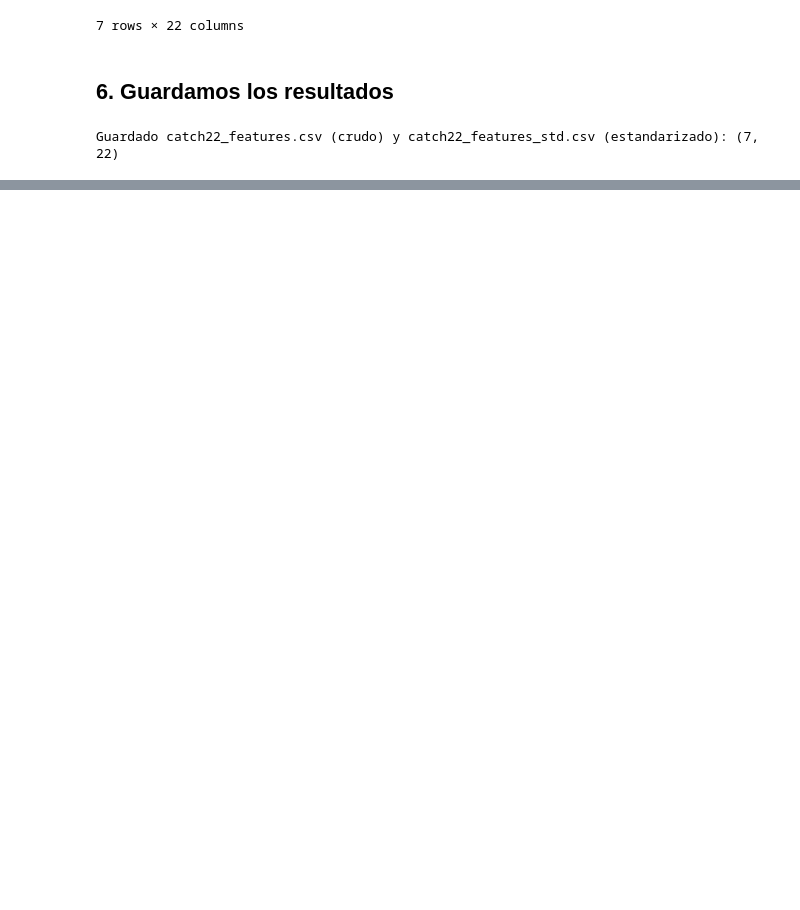
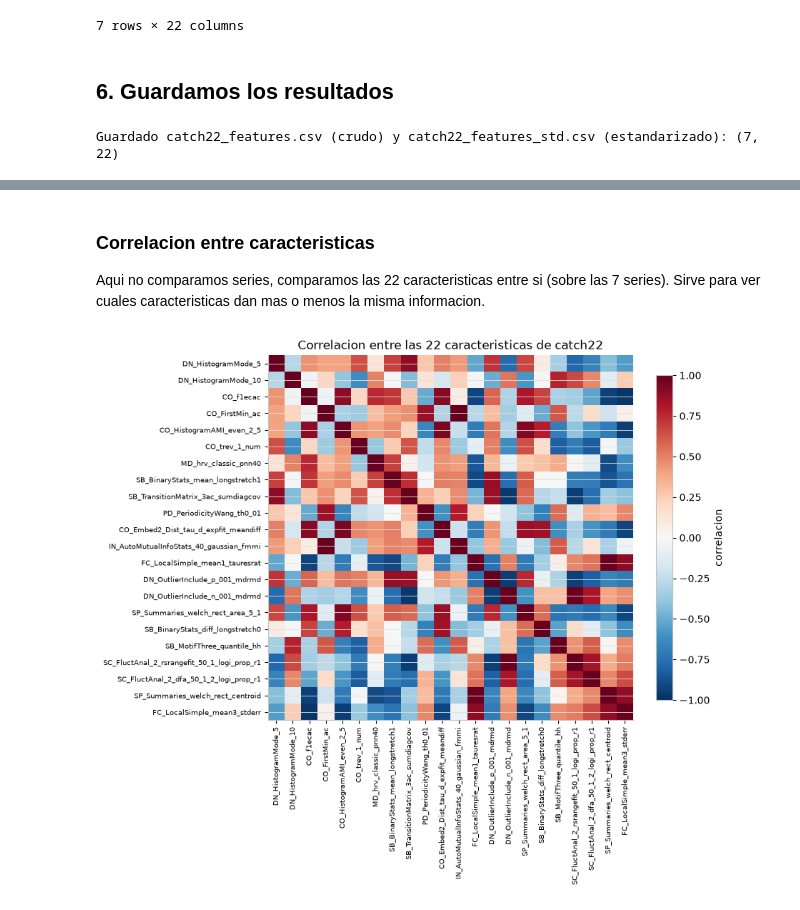
Before and after one commit to erickguerra2/LAB02-DATA, a Jupyter notebook: 02_catch22_extraccion.ipynb, the cells around one changed output, grey strips where cells are left out. Drawn from its saved outputs; the diff is of its cells as text; code cells hidden in the pictures; blank space fills up the shorter version.

```diff
--- a/02_catch22_extraccion.ipynb
+++ b/02_catch22_extraccion.ipynb
@@ -177,0 +239,18 @@ Con `catch22_features_std.csv` ya se puede seguir en `03_catch22_analisis.ipynb`
+# %% [markdown]
+### Correlacion entre caracteristicas
+
+Aqui no comparamos series, comparamos las 22 caracteristicas entre si (sobre las 7 series). Sirve para ver cuales caracteristicas dan mas o menos la misma informacion.
+# %%
+corr = matriz_std.corr()
+
+fig, ax = plt.subplots(figsize=(9, 8))
+im = ax.imshow(corr.values, cmap='RdBu_r', vmin=-1, vmax=1)
+ax.set_xticks(range(len(corr.columns)))
+ax.set_xticklabels(corr.columns, rotation=90, fontsize=7)
+ax.set_yticks(range(len(corr.columns)))
+ax.set_yticklabels(corr.columns, fontsize=7)
+ax.set_title('Correlacion entre las 22 caracteristicas de catch22')
+fig.colorbar(im, ax=ax, shrink=0.8, label='correlacion')
+fig.tight_layout()
+# %% [output]
+[figure, added]
```
Also changed, not shown: parts of 11 cells of this notebook.
